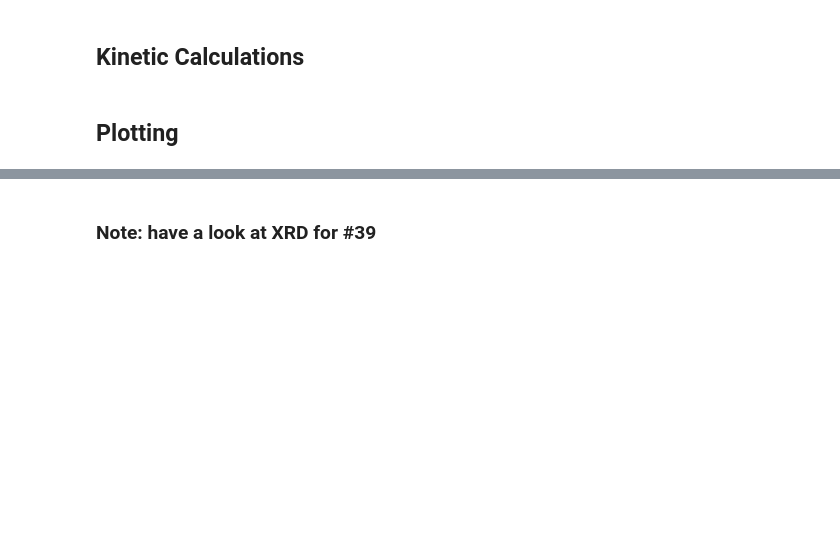
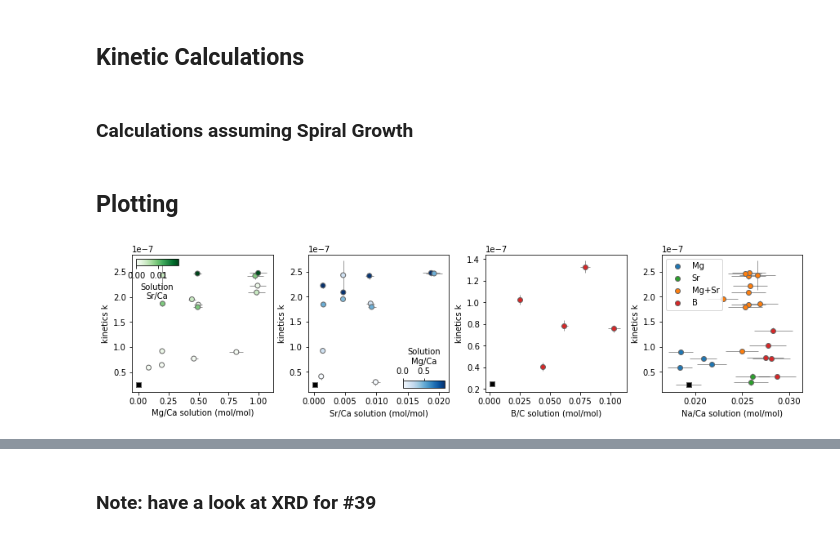
Before and after one commit to oscarbranson/supplementary, a Jupyter notebook: supplements/vaterite_geochem/03_kinetics.ipynb, the cells around one changed output, grey strips where cells are left out. Cells and saved outputs as stored; diff of their text form; code cells hidden in the pictures; blank space fills up the shorter version.

```diff
--- a/supplements/vaterite_geochem/03_kinetics.ipynb
+++ b/supplements/vaterite_geochem/03_kinetics.ipynb
@@ -145,3 +149,5 @@ exp = '46'
 og_F_V = noms(compositions.loc[int(exp), ('overgrowth', 'F_V')])
 Ca_change_total = profiles.loc[:, (exp, 'Ca')].max() - profiles.loc[:, (exp, 'Ca')].min()
 Ca_change_V = Ca_change_total * og_F_V
+# %% [markdown]
+### Calculations assuming Spiral Growth
@@ -148,2 +191,15 @@ Ca_change_V = Ca_change_total * og_F_V
+# %%
+# combine data
+dat = compositions.join(kinetics).sort_index(axis=1)
+
+no_high_mg = (dat.solution_start['Mg/Ca'] < 3).values  # exclude high Mg point that grew aragonite
+vaterite_growth = dat.overgrowth.F_V.values >= 0  # only select data where vaterite grew
+
+good_kinetic_fits = (dat.kinetics.R2 > 0.95).values
 # %% [markdown]
 ## Plotting
+# %%
+yvar = ('kinetics', 'k')
+fig, axs = vplt.solution_vs_yvar(dat.loc[no_high_mg & vaterite_growth & good_kinetic_fits], yvar=yvar)
+# %% [output]
+[figure, added]
```
Also changed, not shown: parts of 14 cells of this notebook.
